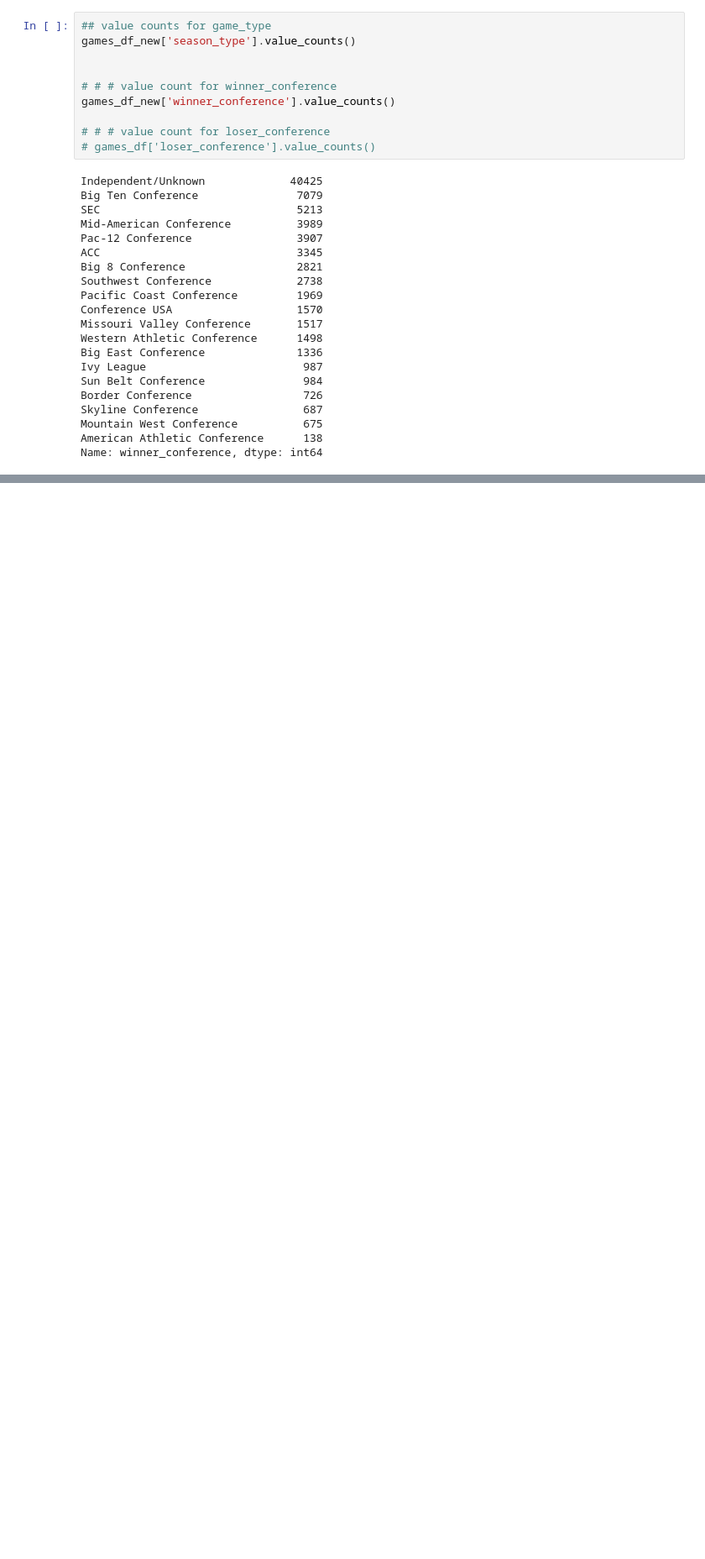
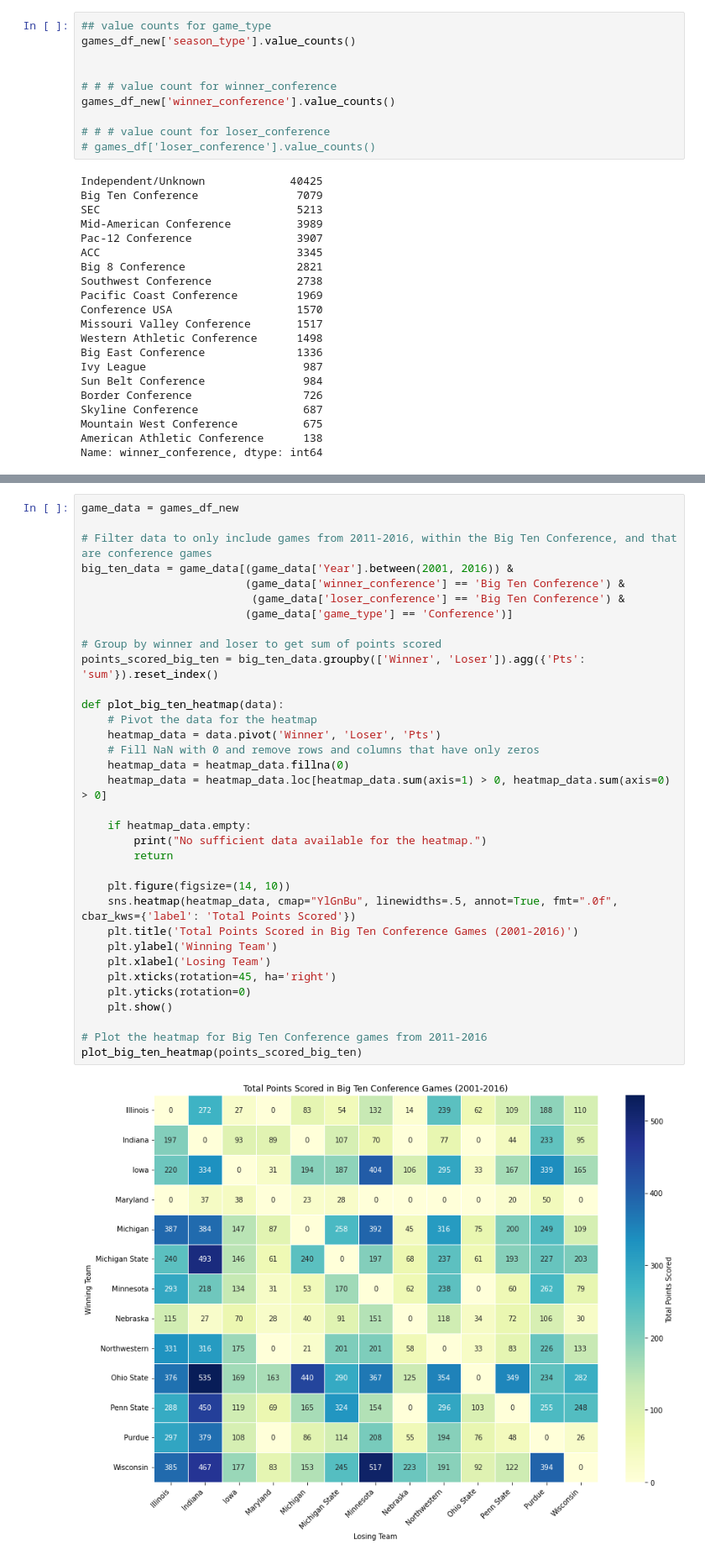
Before and after one commit to JSmith1826/cfb_conferences, a Jupyter notebook: workbook/add_conf_to_game_data.ipynb, the cells around one changed output, grey strips where cells are left out. Shown at 84% size. Saved outputs shown, nothing was run; the diff lists cells and outputs as text; blank space fills up the shorter version.

```diff
--- a/workbook/add_conf_to_game_data.ipynb
+++ b/workbook/add_conf_to_game_data.ipynb
@@ -227,0 +227,36 @@ Name: winner_conference, dtype: int64
+# %%
+game_data = games_df_new
+
+# Filter data to only include games from 2011-2016, within the Big Ten Conference, and that are conference games
+big_ten_data = game_data[(game_data['Year'].between(2001, 2016)) &
+                         (game_data['winner_conference'] == 'Big Ten Conference') &
+                          (game_data['loser_conference'] == 'Big Ten Conference') &
+                         (game_data['game_type'] == 'Conference')]
+
+# Group by winner and loser to get sum of points scored
+points_scored_big_ten = big_ten_data.groupby(['Winner', 'Loser']).agg({'Pts': 'sum'}).reset_index()
+
+def plot_big_ten_heatmap(data):
+    # Pivot the data for the heatmap
+    heatmap_data = data.pivot('Winner', 'Loser', 'Pts')
+    # Fill NaN with 0 and remove rows and columns that have only zeros
+    heatmap_data = heatmap_data.fillna(0)
+    heatmap_data = heatmap_data.loc[heatmap_data.sum(axis=1) > 0, heatmap_data.sum(axis=0) > 0]
+
+    if heatmap_data.empty:
+        print("No sufficient data available for the heatmap.")
+        return
+
+    plt.figure(figsize=(14, 10))
+    sns.heatmap(heatmap_data, cmap="YlGnBu", linewidths=.5, annot=True, fmt=".0f", cbar_kws={'label': 'Total Points Scored'})
+    plt.title('Total Points Scored in Big Ten Conference Games (2001-2016)')
+    plt.ylabel('Winning Team')
+    plt.xlabel('Losing Team')
+    plt.xticks(rotation=45, ha='right')
+    plt.yticks(rotation=0)
+    plt.show()
+
+# Plot the heatmap for Big Ten Conference games from 2011-2016
+plot_big_ten_heatmap(points_scored_big_ten)
+# %% [output]
+[figure, added]
```
Also changed, not shown: parts of 6 cells of this notebook, 2 other files.
